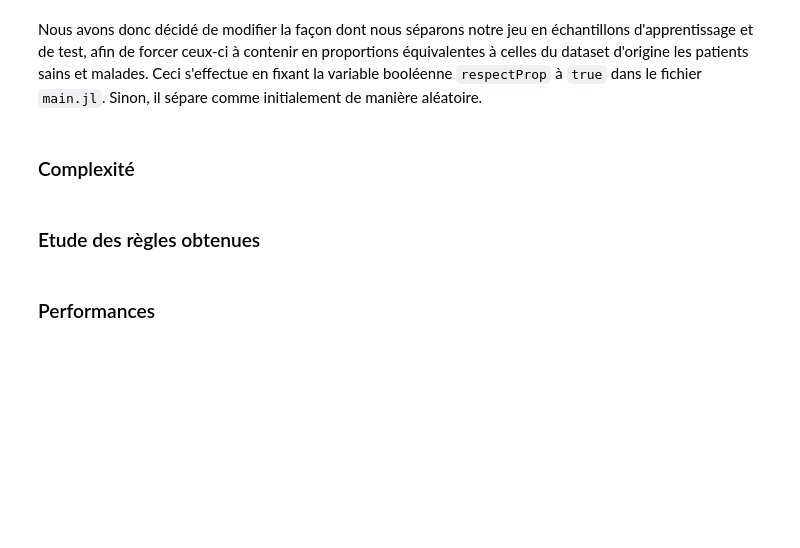
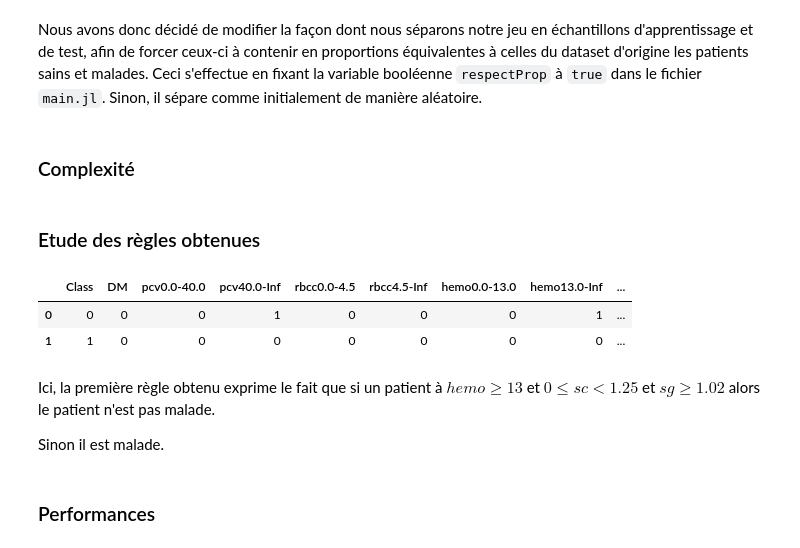
Before and after one commit to mzaffran/ClassificationAssociative, a Jupyter notebook: Classification associative pour la prédiction de maladie chronique du rein.ipynb, the cells around one changed output. Saved outputs shown, nothing was run; the diff lists cells and outputs as text; code cells hidden in the pictures; blank space fills up the shorter version.

```diff
--- a/Classification associative pour la prédiction de maladie chronique du rein.ipynb
+++ b/Classification associative pour la prédiction de maladie chronique du rein.ipynb
@@ -149,6 +149,19 @@ Nous avons donc décidé de modifier la façon dont nous séparons notre jeu en
 ### Complexité <a name="complexité"></a>
 # %% [markdown]
 ### Etude des règles obtenues <a name="règles"></a>
+# %%
+import pandas as pd
+rules = pd.read_csv('res/kidney_ordered_rules.csv')
+
+rules.head(5)
+# %% [output]
+|  | Class | DM | pcv0.0-40.0 | pcv40.0-Inf | rbcc0.0-4.5 | rbcc4.5-Inf | hemo0.0-13.0 | hemo13.0-Inf | ... |
+| 0 | 0 | 0 | 0 | 1 | 0 | 0 | 0 | 1 | ... |
+| 1 | 1 | 0 | 0 | 0 | 0 | 0 | 0 | 0 | ... |
+# %% [markdown]
+Ici, la première règle obtenu exprime le fait que si un patient à $hemo \geq 13 $ et $ 0 \leq sc < 1.25$  et $sg\geq 1.02 $ alors le patient n'est pas malade.
+
+Sinon il est malade.
 # %% [markdown]
 ### Performances <a name="score"></a>
 # %%
```
Also changed, not shown: parts of 6 cells of this notebook.
